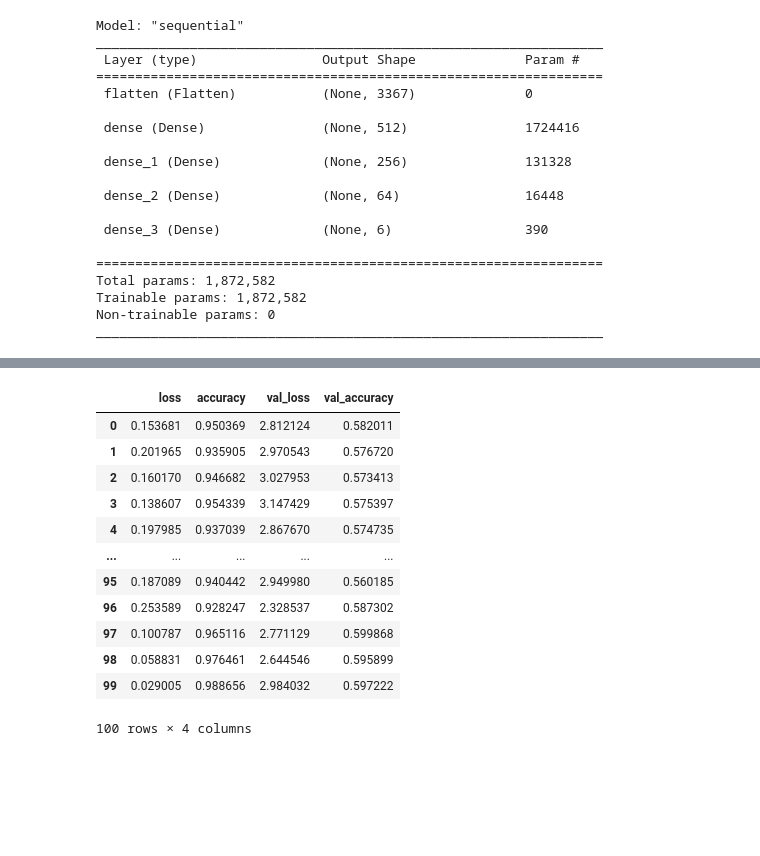
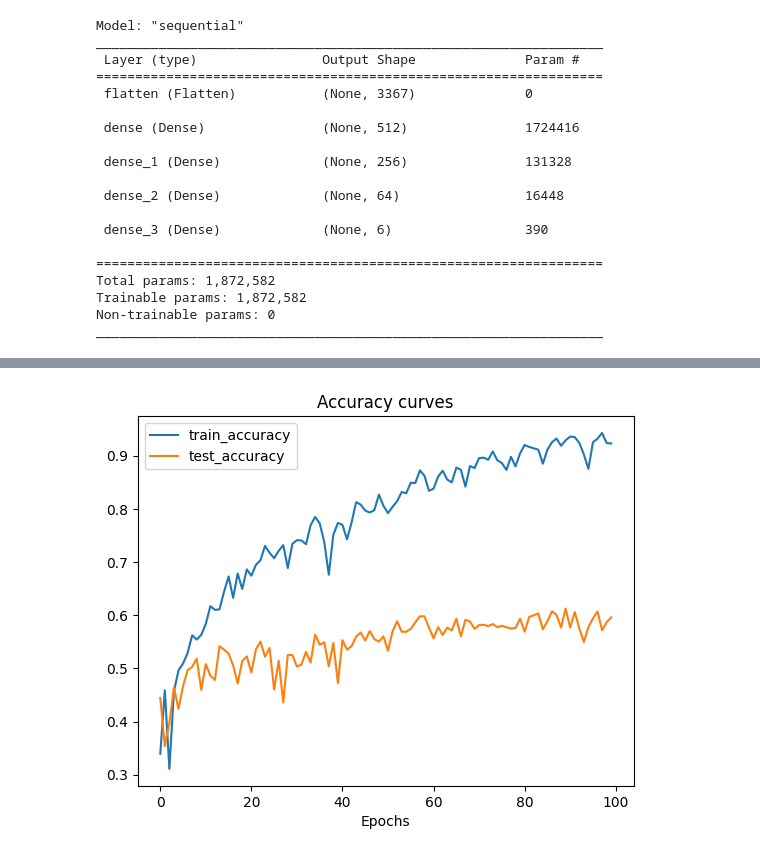
Before and after one commit to SoumiK-777/Indian_Music_Genre_Classification, a Jupyter notebook: training.ipynb, the cells around one changed output, grey strips where cells are left out. Drawn from its saved outputs; the diff is of its cells as text; code cells hidden in the pictures; blank space fills up the shorter version.

```diff
--- a/training.ipynb
+++ b/training.ipynb
@@ -100,9 +105,11 @@ Epoch 100/100
 import pandas as pd
 import matplotlib.pyplot as plt
 
-history_plot=pd.DataFrame(history.history)
+def plot_accuracy_curves(history):
+    history_plot=pd.DataFrame(history.history)
 
-
-history_plot.plot()
-plt.title("Loss and Accuracy curve")
-plt.xlabel("Epochs")
+    plt.plot(history_plot['accuracy'],label='train_accuracy')
+    plt.plot(history_plot['val_accuracy'],label='test_accuracy')
+    plt.legend(['train_accuracy','test_accuracy'])
+    plt.title("Accuracy curves")
+    plt.xlabel("Epochs")
@@ -112,16 +115,0 @@ Text(0.5, 0, 'Epochs')
-# %%
-history_plot
-# %% [output]
-|  | loss | accuracy | val_loss | val_accuracy |
-| 0 | 0.153681 | 0.950369 | 2.812124 | 0.582011 |
-| 1 | 0.201965 | 0.935905 | 2.970543 | 0.576720 |
-| 2 | 0.160170 | 0.946682 | 3.027953 | 0.573413 |
-| 3 | 0.138607 | 0.954339 | 3.147429 | 0.575397 |
-| 4 | 0.197985 | 0.937039 | 2.867670 | 0.574735 |
-| ... | ... | ... | ... | ... |
-| 95 | 0.187089 | 0.940442 | 2.949980 | 0.560185 |
-| 96 | 0.253589 | 0.928247 | 2.328537 | 0.587302 |
-| 97 | 0.100787 | 0.965116 | 2.771129 | 0.599868 |
-| 98 | 0.058831 | 0.976461 | 2.644546 | 0.595899 |
-| 99 | 0.029005 | 0.988656 | 2.984032 | 0.597222 |
-100 rows × 4 columns
@@ -127,0 +125,4 @@ history_plot
+# %%
+plot_accuracy_curves(history)
+# %% [output]
+[figure, added]
```
Also changed, not shown: parts of 9 cells of this notebook, 1 other file.
